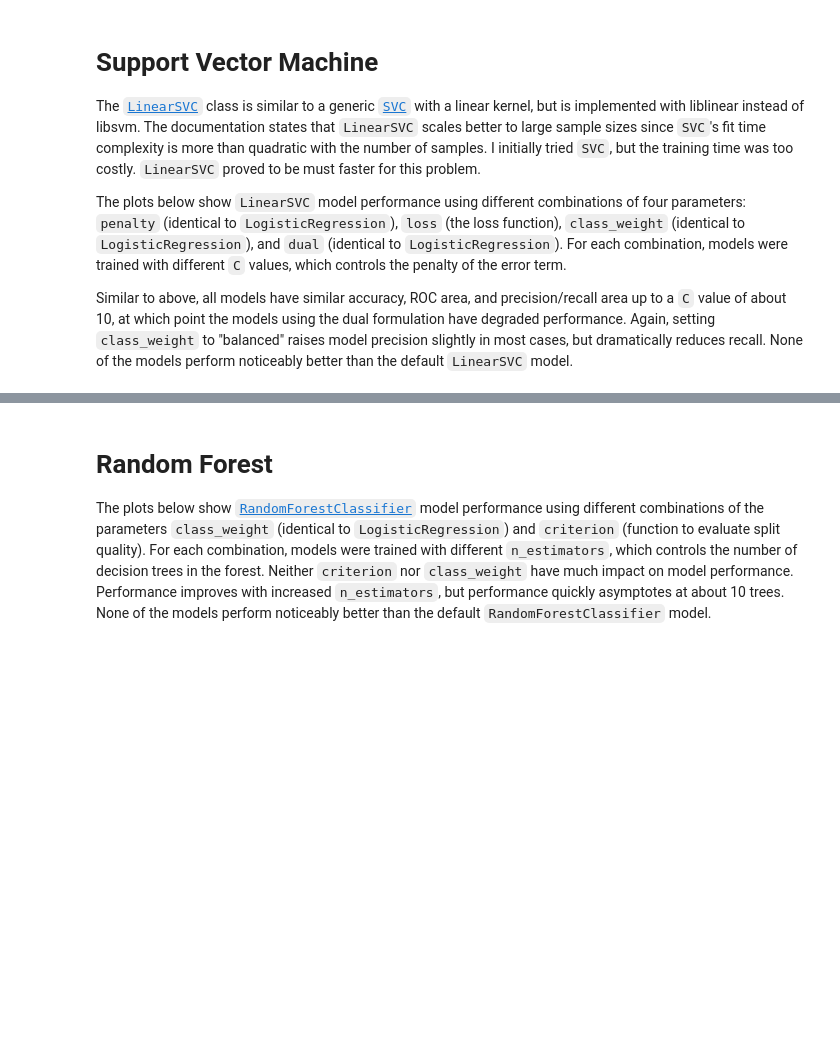
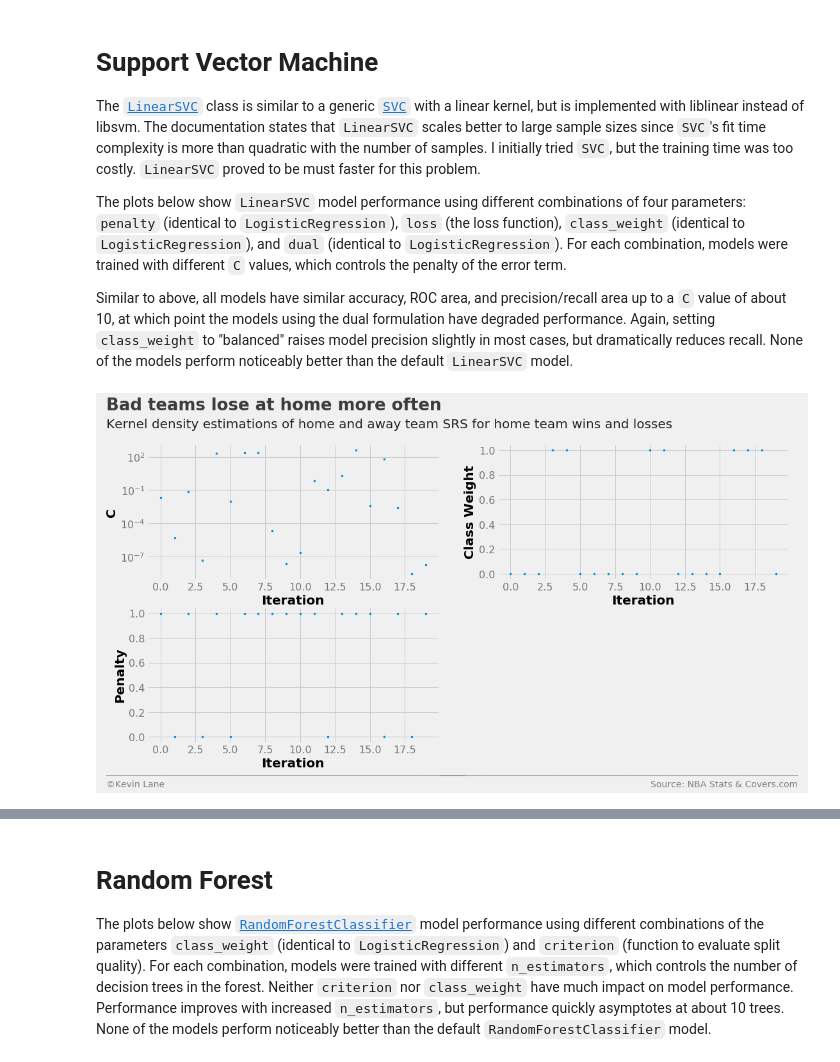
Before and after one commit to cedev935/databall-betting, a Jupyter notebook: notebooks/parameter-tuning.ipynb, the cells around one changed output, grey strips where cells are left out. Saved outputs shown, nothing was run; the diff lists cells and outputs as text; code cells hidden in the pictures; blank space fills up the shorter version.

```diff
--- a/notebooks/parameter-tuning.ipynb
+++ b/notebooks/parameter-tuning.ipynb
@@ -126,22 +129,24 @@ Similar to above, all models have similar accuracy, ROC area, and precision/reca
 # %%
 space = {}
 space['C'] = hp.loguniform('C', -9*np.log(10), 3*np.log(10))
-space['penalty'] = hp.choice('penalty', ['l1', 'l2'])
+# space['penalty'] = hp.choice('penalty', ['l1', 'l2'])
 space['loss'] = hp.choice('loss', ['hinge', 'squared_hinge'])
-space['dual'] = hp.choice('dual', [True, False])
+# space['dual'] = hp.choice('dual', [True, False])
 space['class_weight'] = hp.choice('class_weight', [None, 'balanced'])
 model = LinearSVC()
-best, param_df = optimize_params(model, x_train, y_train, stats, space, max_evals=50)
+best, param_df = optimize_params(model, x_train, y_train, stats, space, max_evals=20)
 # %%
-fig, ax = plot_matrix(param_df.index.values, param_df[['C', 'class_weight', 'penalty']].values,
+fig, ax = plot_matrix(param_df.index.values, param_df[['C', 'class_weight', 'loss']].values,
                       'Iteration', ['C', 'Class Weight', 'Penalty'], 2, 2, logy=[True, False, False])
 
 title = 'Bad teams lose at home more often'
 subtitle = 'Kernel density estimations of home and away team SRS for home team wins and losses'
 format_538(fig, 'NBA Stats & Covers.com', ax=ax, title=title, subtitle=subtitle, xoff=(-0.16, 2.25),
            yoff=(-1.42, -1.52), toff=(-.14, 1.25), soff=(-0.14, 1.12), n=80,
            bottomtick=np.nan)
 plt.show()
+# %% [output]
+[figure, added]
 # %%
 fig = plt.figure(figsize=(12, 6))
 plt.plot(param_df.index.values, param_df['accuracy'], '.', markersize=5)
```
Also changed, not shown: parts of 13 cells of this notebook, 1 other file.
